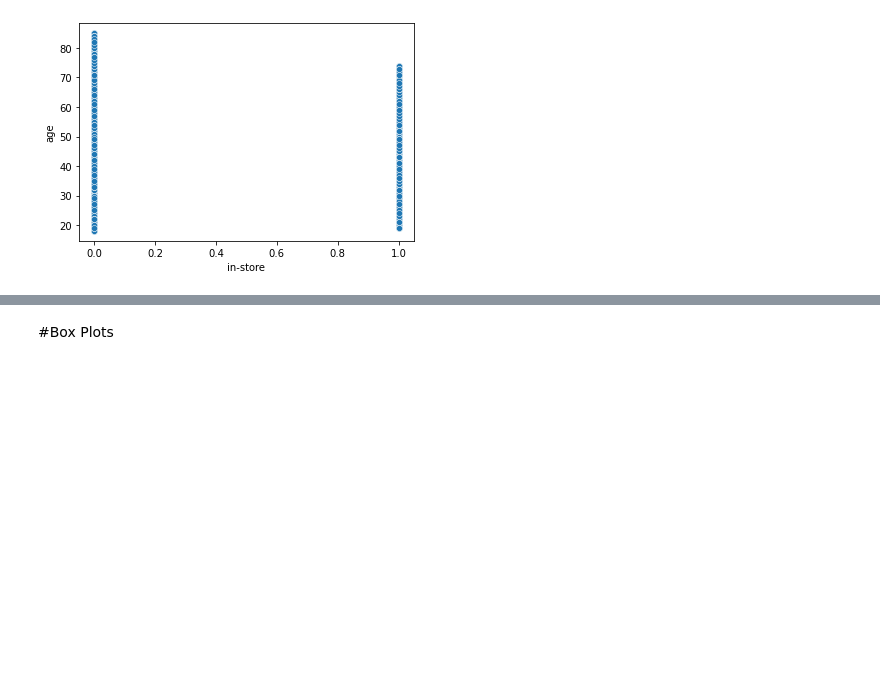
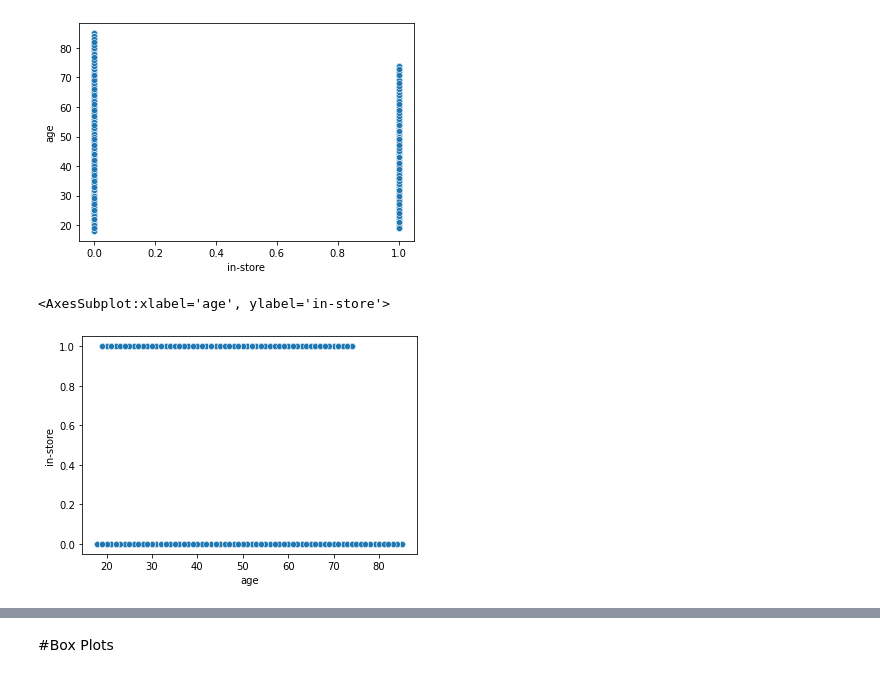
Before and after one commit to susanareyes1/CourseWork, a Jupyter notebook: Course 1- Task 1 and Task 2 -S.Reyes.ipynb, the cells around one changed output, grey strips where cells are left out. Cells and saved outputs as stored; diff of their text form; code cells hidden in the pictures; blank space fills up the shorter version.

```diff
--- a/Course 1- Task 1 and Task 2 -S.Reyes.ipynb
+++ b/Course 1- Task 1 and Task 2 -S.Reyes.ipynb
@@ -334,3 +340,9 @@ sns.scatterplot(data=data, x="in-store", y="age")
 # %% [output]
 <AxesSubplot:xlabel='in-store', ylabel='age'>
 [figure]
+# %%
+#In-Store and Age, All Data
+sns.scatterplot(data=data, x="age", y="in-store")
+# %% [output]
+<AxesSubplot:xlabel='age', ylabel='in-store'>
+[figure, added]
```
Also changed, not shown: parts of 138 cells of this notebook.
